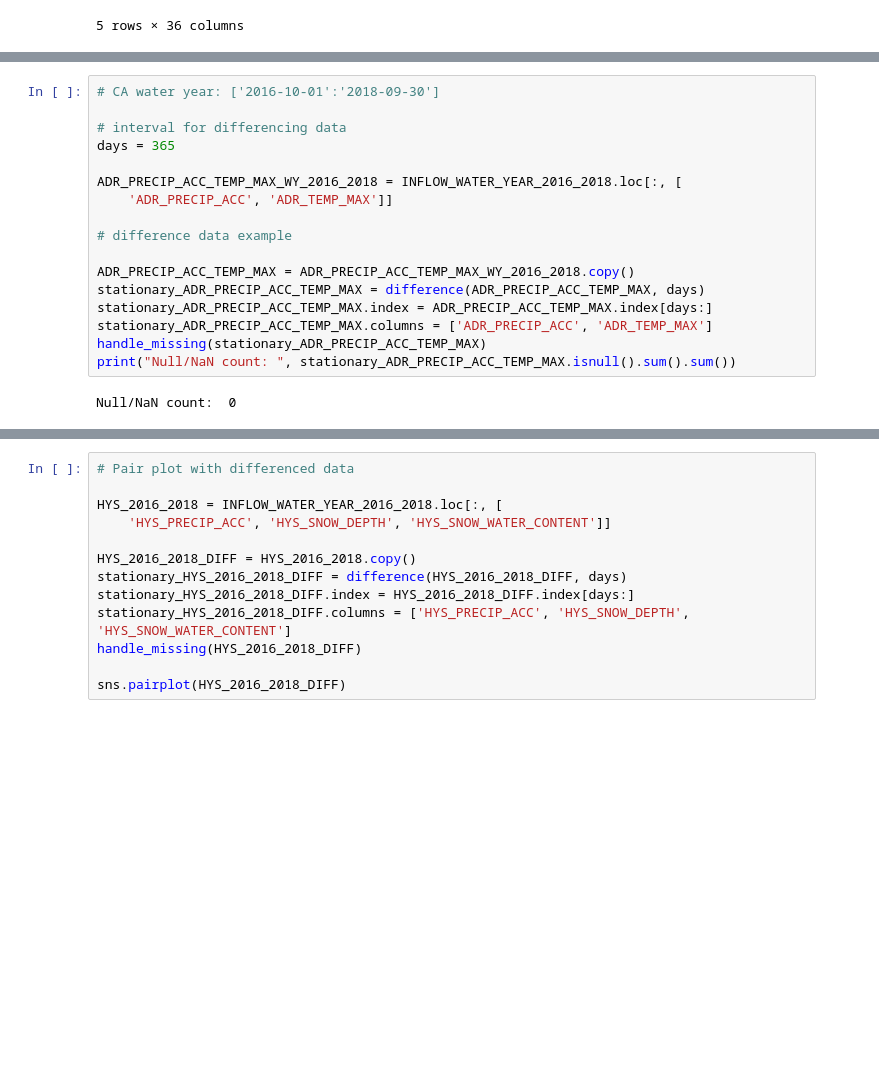
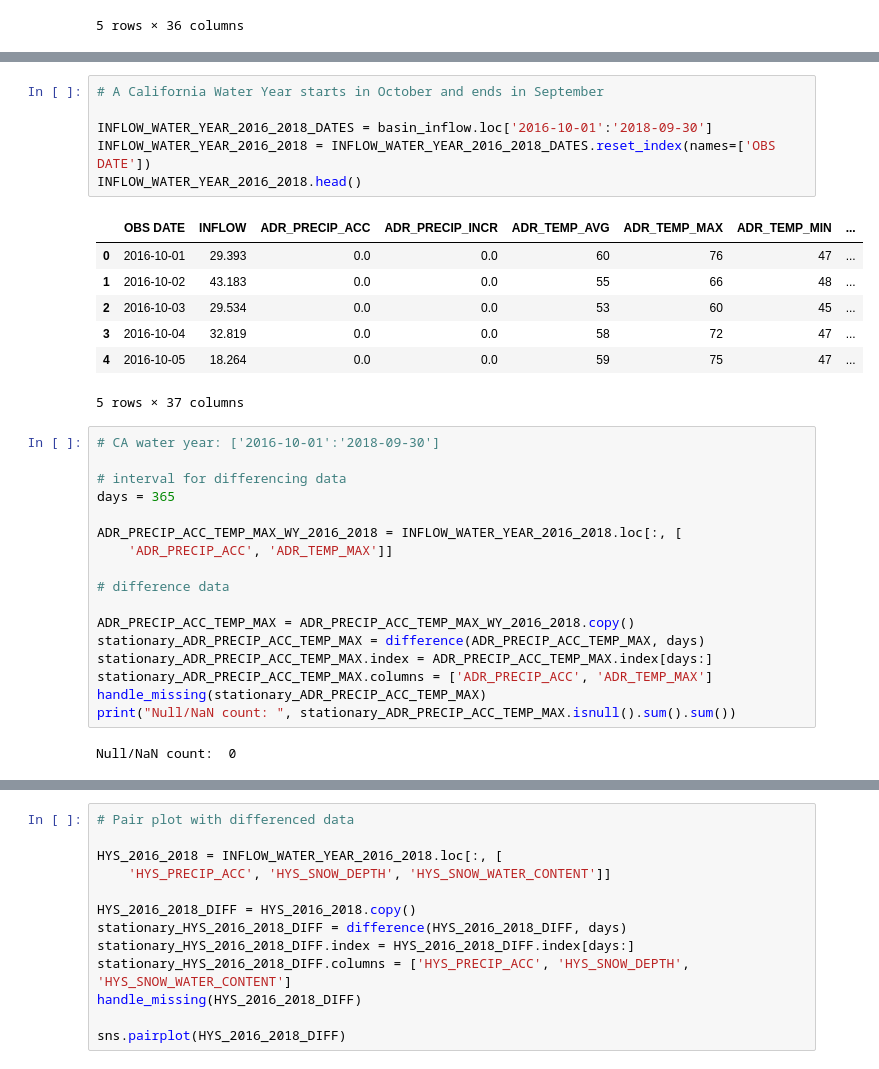
Before and after one commit to lauren-alexandra/basin-inflow-dnn, a Jupyter notebook: EDA.ipynb, the cells around one changed output, grey strips where cells are left out. Cells and saved outputs as stored; diff of their text form; blank space fills up the shorter version.

```diff
--- a/EDA.ipynb
+++ b/EDA.ipynb
@@ -227,6 +216,20 @@ Critical Values :
          1% :  -3.432114311545516
          5% :  -2.862319575211155
          10% :  -2.567184979063627
+# %%
+# A California Water Year starts in October and ends in September
+
+INFLOW_WATER_YEAR_2016_2018_DATES = basin_inflow.loc['2016-10-01':'2018-09-30']
+INFLOW_WATER_YEAR_2016_2018 = INFLOW_WATER_YEAR_2016_2018_DATES.reset_index(names=['OBS DATE'])
+INFLOW_WATER_YEAR_2016_2018.head()
+# %% [output]
+|  | OBS DATE | INFLOW | ADR_PRECIP_ACC | ADR_PRECIP_INCR | ADR_TEMP_AVG | ADR_TEMP_MAX | ADR_TEMP_MIN | ... |
+| 0 | 2016-10-01 | 29.393 | 0.0 | 0.0 | 60 | 76 | 47 | ... |
+| 1 | 2016-10-02 | 43.183 | 0.0 | 0.0 | 55 | 66 | 48 | ... |
+| 2 | 2016-10-03 | 29.534 | 0.0 | 0.0 | 53 | 60 | 45 | ... |
+| 3 | 2016-10-04 | 32.819 | 0.0 | 0.0 | 58 | 72 | 47 | ... |
+| 4 | 2016-10-05 | 18.264 | 0.0 | 0.0 | 59 | 75 | 47 | ... |
+5 rows × 37 columns
 # %%
 # CA water year: ['2016-10-01':'2018-09-30']
 
@@ -236,7 +239,7 @@ days = 365
 ADR_PRECIP_ACC_TEMP_MAX_WY_2016_2018 = INFLOW_WATER_YEAR_2016_2018.loc[:, [
     'ADR_PRECIP_ACC', 'ADR_TEMP_MAX']]
 
-# difference data example
+# difference data
 
 ADR_PRECIP_ACC_TEMP_MAX = ADR_PRECIP_ACC_TEMP_MAX_WY_2016_2018.copy()
 stationary_ADR_PRECIP_ACC_TEMP_MAX = difference(ADR_PRECIP_ACC_TEMP_MAX, days)
```
Also changed, not shown: parts of 24 cells of this notebook.
